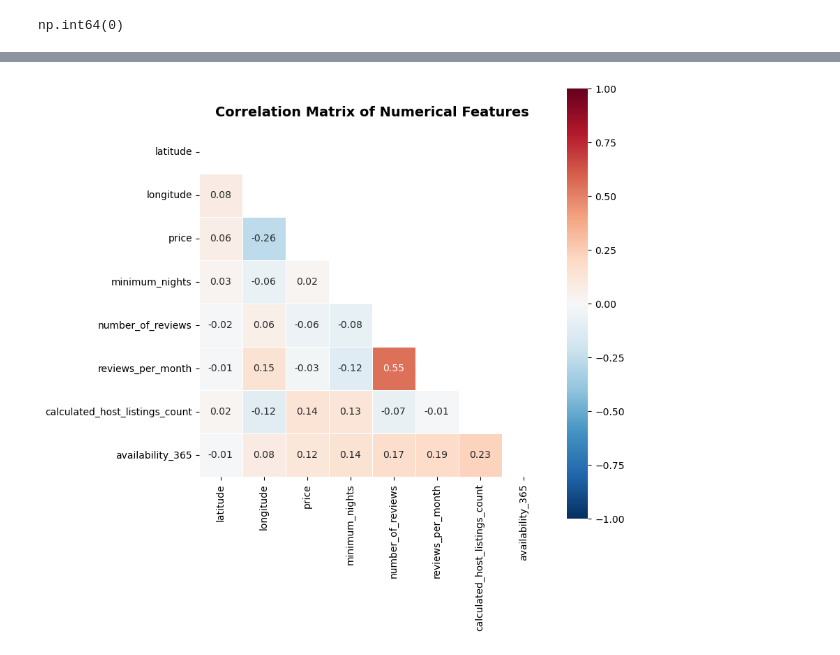
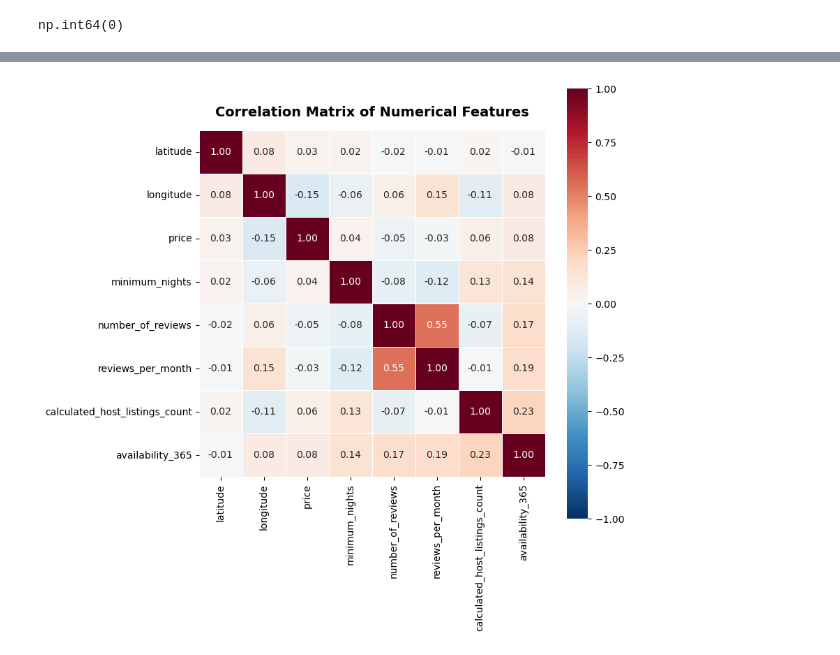
Before and after one commit to selim-sunman/airbnb-price-regression-app, a Jupyter notebook: notebooks/eda.ipynb, the cells around one changed output, grey strips where cells are left out. Cells and saved outputs as stored; diff of their text form; code cells hidden in the pictures.

```diff
--- a/notebooks/eda.ipynb
+++ b/notebooks/eda.ipynb
@@ -94,2 +132,0 @@ df.describe().T
-# %%
-df = df[df["price"] < 1000]
@@ -240,11 +399,9 @@ plt.show()
 # %%
 corr = df.corr(numeric_only=True)
 
-mask = np.triu(np.ones_like(corr, dtype=bool))
-
 plt.figure(figsize=(8, 8))
-sns.heatmap(corr, mask=mask, cmap="RdBu_r", vmax=1, vmin=-1, center=0, square=True, linewidths=.5, annot=True, fmt=".2f")
+sns.heatmap(corr, cmap="RdBu_r", vmax=1, vmin=-1, center=0, square=True, linewidths=.5, annot=True, fmt=".2f")
 plt.title("Correlation Matrix of Numerical Features", fontsize=14, fontweight="bold", pad=15)
 plt.show()
 # %% [output]
-[figure, old version]
+[figure, new version]
```
Also changed, not shown: parts of 38 cells of this notebook.
